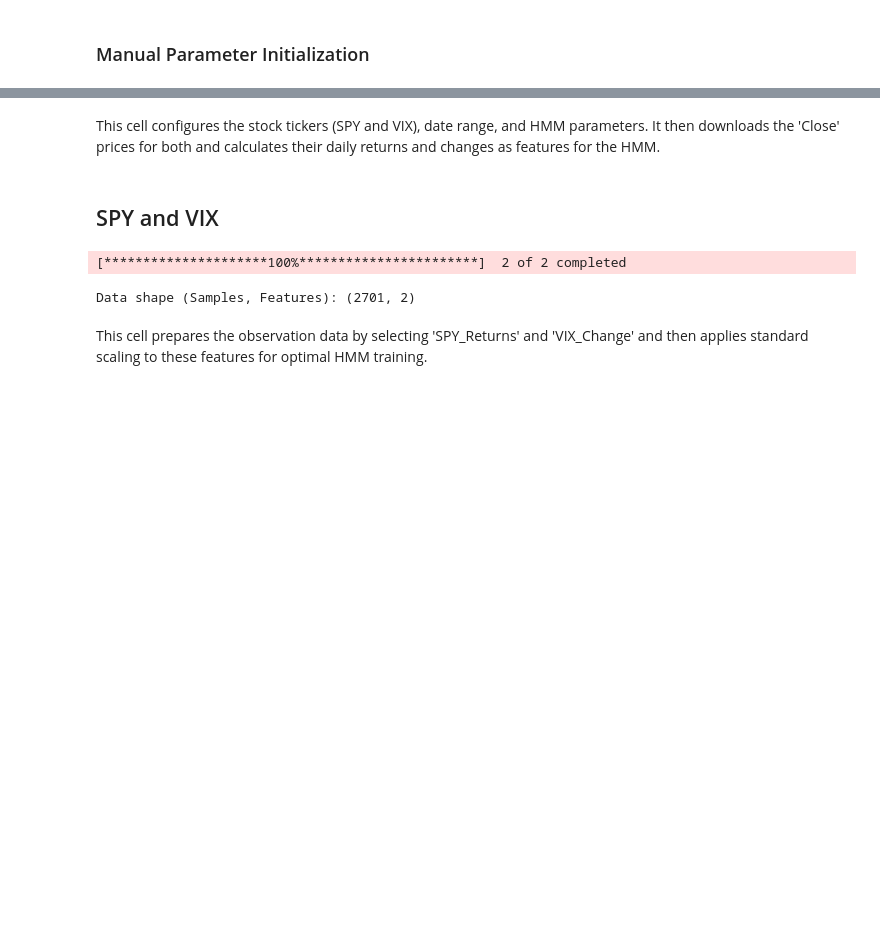
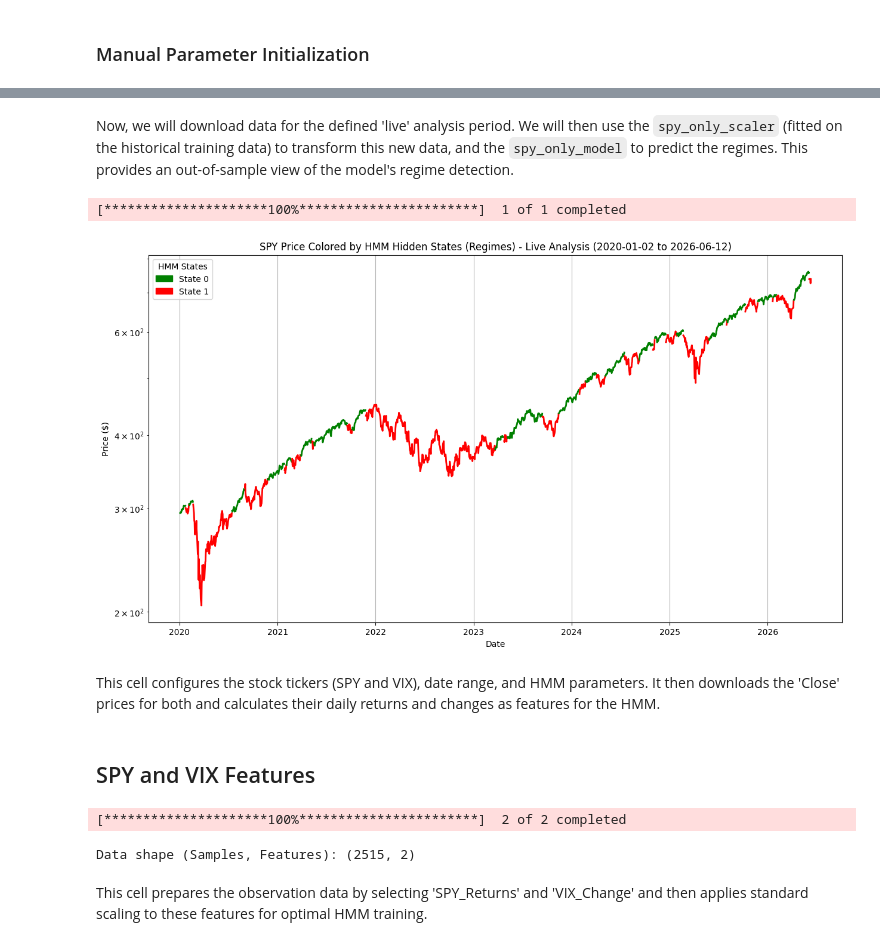
Before and after one commit to jhenningsen/Equity_Analysis, a Jupyter notebook: HMM/SPY_HMM_Analysis.ipynb, the cells around one changed output, grey strips where cells are left out. Drawn from its saved outputs; the diff is of its cells as text; code cells hidden in the pictures; blank space fills up the shorter version.

```diff
--- a/HMM/SPY_HMM_Analysis.ipynb
+++ b/HMM/SPY_HMM_Analysis.ipynb
@@ -218,0 +230,13 @@ Regime
+# %%
+import datetime
+
+# Define the historical end date for SPY-only model training
+SPY_ONLY_HIST_TRAIN_END_DATE = END_DATE
+
+# Define the live analysis period
+LIVE_START_DATE = (pd.to_datetime(SPY_ONLY_HIST_TRAIN_END_DATE) + pd.Timedelta(days=1)).strftime('%Y-%m-%d')
+LIVE_END_DATE = datetime.date.today().strftime('%Y-%m-%d')
+
+print(f"Original SPY-Only Model Training Start Date: {START_DATE}")
+print(f"New SPY-Only Model Training End Date: {SPY_ONLY_HIST_TRAIN_END_DATE}")
+print(f"Live Analysis Period: {LIVE_START_DATE} to {LIVE_END_DATE}")
@@ -219,17 +287,56 @@ Regime
+# %% [markdown]
+Now, we will download data for the defined 'live' analysis period. We will then use the `spy_only_scaler` (fitted on the historical training data) to transform this new data, and the `spy_only_model` to predict the regimes. This provides an out-of-sample view of the model's regime detection.
+# %%
+# 3. Download data for the live analysis period
+temp_download_df_live = yf.download(TICKERS[0], start=LIVE_START_DATE, end=LIVE_END_DATE)
+live_data_spy = pd.DataFrame(temp_download_df_live['Close'])
+live_data_spy.columns = ['SPY']
+live_data_spy['SPY_Returns'] = live_data_spy['SPY'].pct_change() * 100
+live_data_spy.dropna(inplace=True)
+
+if not live_data_spy.empty:
+    # 4. Scale live data using the *trained* scaler and predict regimes
+    X_live_spy = live_data_spy[['SPY_Returns']].values
+    # IMPORTANT: Use .transform, not .fit_transform, as the scaler was already fitted on historical data
+    X_live_scaled_spy = spy_only_scaler.transform(X_live_spy)
+    live_data_spy['Regime'] = spy_only_model.predict(X_live_scaled_spy)
+
+    # 5. Visualize the live data with predicted regimes
+    plt.figure(figsize=(15, 8))
+    colors = ['green', 'red'] # For N_COMPONENTS=2
+    colors_map = {i: colors[i] for i in range(2)}
+
+    state_segments_live = live_data_spy['Regime'].diff().ne(0).cumsum()
+
+    for segment_id, segment_df in live_data_spy.groupby(state_segments_live):
+        state = segment_df['Regime'].iloc[0]
+        color = colors_map[state]
+        plt.plot(segment_df.index, segment_df['SPY'], color=color, linewidth=2)
+
+    plt.title(f"{TICKERS[0]} Price Colored by HMM Hidden States (Regimes) - Live Analysis ({LIVE_START_DATE} to {LIVE_END_DATE})")
+    plt.xlabel("Date")
+    plt.ylabel("Price ($)")
+
+    legend_handles_live = [mpatches.Patch(color=colors_map[s], label=f'State {s}') for s in sorted(colors_map.keys())]
+    plt.legend(handles=legend_handles_live, title="HMM States")
+
+    plt.grid(True)
+    plt.yscale('log')
+    plt.show()
+else:
+    print(f"No live data available for the period {LIVE_START_DATE} to {LIVE_END_DATE}.")
+# %% [output]
+[*********************100%***********************]  1 of 1 completed
+[figure, added]
 # %% [markdown]
 This cell configures the stock tickers (SPY and VIX), date range, and HMM parameters. It then downloads the 'Close' prices for both and calculates their daily returns and changes as features for the HMM.
 # %% [markdown]
-## SPY and VIX
+## SPY and VIX Features
 # %%
 # Configure HMM, download SPY/VIX data, calculate features
 # --- Configuration ---
 # Tickers
 TICKERS = ['SPY', '^VIX']
-# Date Range (Adjust as needed)
-START_DATE = '2015-01-01'
-END_DATE = '2025-10-01'
-# HMM Parameters
-N_COMPONENTS = 3 # Number of hidden states (regimes)
 
 # 1. Download Data
 data = yf.download(TICKERS, start=START_DATE, end=END_DATE)['Close']
@@ -253,7 +360,7 @@ X = data[['SPY_Returns', 'VIX_Change']].values
 print(f"Data shape (Samples, Features): {X.shape}")
 # %% [output]
 [*********************100%***********************]  2 of 2 completed
-Data shape (Samples, Features): (2701, 2)
+Data shape (Samples, Features): (2515, 2)
 # %% [markdown]
 This cell prepares the observation data by selecting 'SPY_Returns' and 'VIX_Change' and then applies standard scaling to these features for optimal HMM training.
 # %% [markdown]
```
Also changed, not shown: parts of 28 cells of this notebook.
